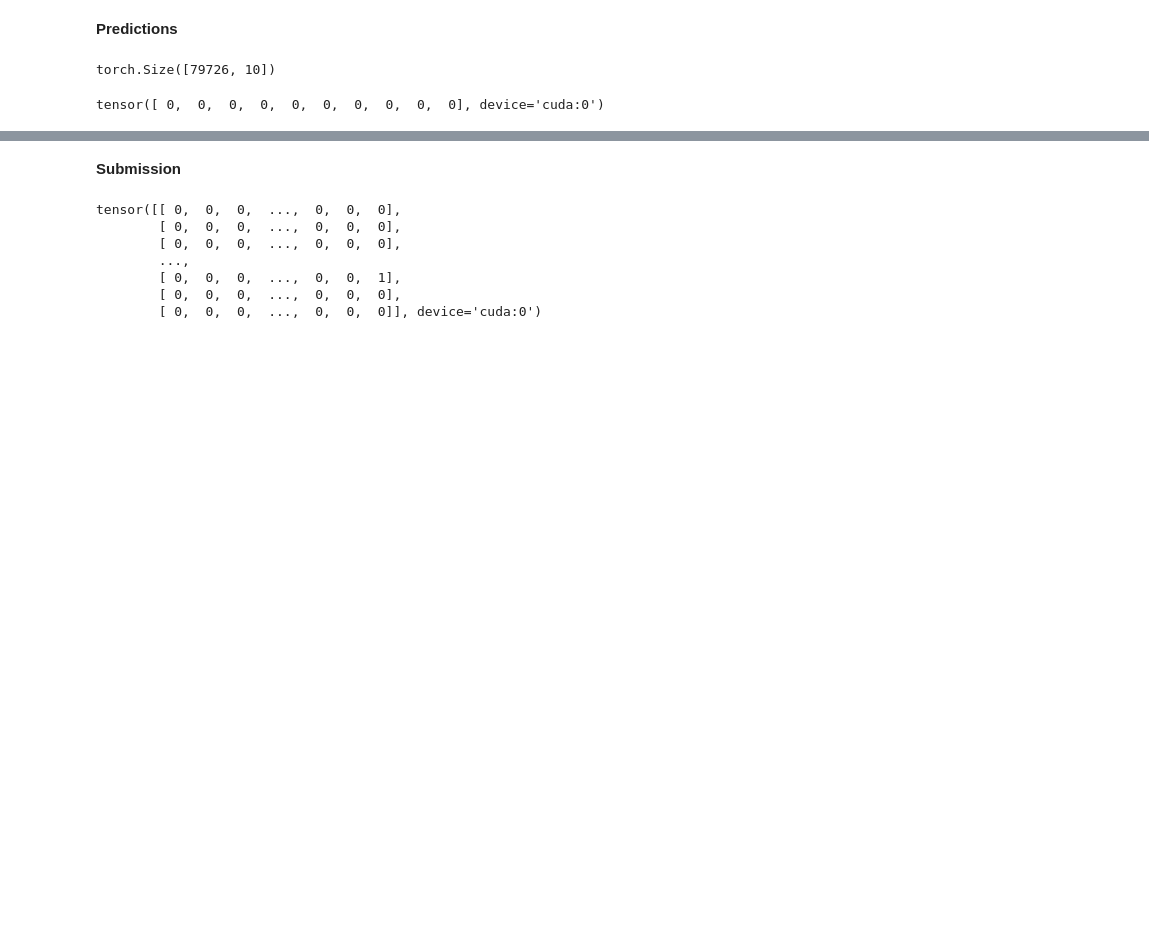
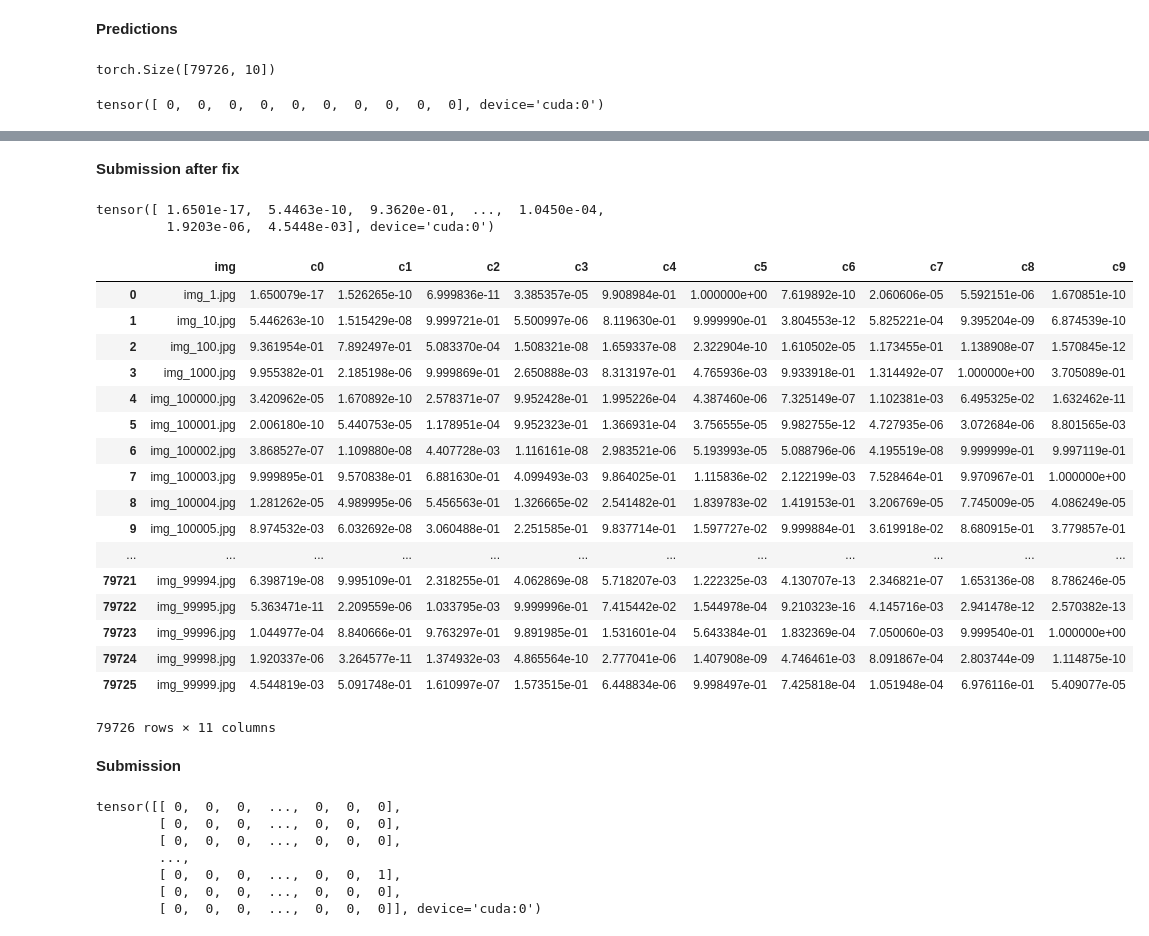
Before and after one commit to yuyun2/dl_distracted_driver, a Jupyter notebook: CNN_dataset_v3.ipynb, the cells around one changed output, grey strips where cells are left out. Cells and saved outputs as stored; diff of their text form; code cells hidden in the pictures; blank space fills up the shorter version.

Commit message:
Fix float type and make right submission

```diff
--- a/CNN_dataset_v3.ipynb
+++ b/CNN_dataset_v3.ipynb
@@ -702,11 +702,11 @@ val loss and accuracy 3.564402711391449 0.40226757369614513
 # %%
 def test_preds(model, test_dl):
     model.eval()
-    res = torch.LongTensor().cuda()
+    res = torch.FloatTensor().cuda()
     for i, (x, y) in enumerate(test_dl):
         x = x.cuda().float()
         out = model(x)
-        out = out.long()
+        # out = out.long()
         # pred = (out > 0.0).long()
         # pred = torch.max(out, 1)[1]
         res = torch.cat((res, out))
@@ -770,0 +773,2 @@ tensor([ 0,  0,  0,  0,  0,  0,  0,  0,  0,  0], device='cuda:0')
+# %%
+preds = test_preds(model, test_dl)
@@ -770,0 +795,35 @@ tensor([ 0,  0,  0,  0,  0,  0,  0,  0,  0,  0], device='cuda:0')
+# %% [markdown]
+**Submission after fix**
+# %%
+submit = test.copy()
+# %%
+preds[:, 0]
+# %% [output]
+tensor([ 1.6501e-17,  5.4463e-10,  9.3620e-01,  ...,  1.0450e-04,
+         1.9203e-06,  4.5448e-03], device='cuda:0')
+# %%
+ind = 0
+for col in list(submit.columns[1:]):
+    submit[col] = preds[:,ind].detach()
+    ind += 1
+# %%
+submit
+# %% [output]
+|  | img | c0 | c1 | c2 | c3 | c4 | c5 | c6 | c7 | c8 | c9 |
+| 0 | img_1.jpg | 1.650079e-17 | 1.526265e-10 | 6.999836e-11 | 3.385357e-05 | 9.908984e-01 | 1.000000e+00 | 7.619892e-10 | 2.060606e-05 | 5.592151e-06 | 1.670851e-10 |
+| 1 | img_10.jpg | 5.446263e-10 | 1.515429e-08 | 9.999721e-01 | 5.500997e-06 | 8.119630e-01 | 9.999990e-01 | 3.804553e-12 | 5.825221e-04 | 9.395204e-09 | 6.874539e-10 |
+| 2 | img_100.jpg | 9.361954e-01 | 7.892497e-01 | 5.083370e-04 | 1.508321e-08 | 1.659337e-08 | 2.322904e-10 | 1.610502e-05 | 1.173455e-01 | 1.138908e-07 | 1.570845e-12 |
+| 3 | img_1000.jpg | 9.955382e-01 | 2.185198e-06 | 9.999869e-01 | 2.650888e-03 | 8.313197e-01 | 4.765936e-03 | 9.933918e-01 | 1.314492e-07 | 1.000000e+00 | 3.705089e-01 |
+| 4 | img_100000.jpg | 3.420962e-05 | 1.670892e-10 | 2.578371e-07 | 9.952428e-01 | 1.995226e-04 | 4.387460e-06 | 7.325149e-07 | 1.102381e-03 | 6.495325e-02 | 1.632462e-11 |
+| 5 | img_100001.jpg | 2.006180e-10 | 5.440753e-05 | 1.178951e-04 | 9.952323e-01 | 1.366931e-04 | 3.756555e-05 | 9.982755e-12 | 4.727935e-06 | 3.072684e-06 | 8.801565e-03 |
+| 6 | img_100002.jpg | 3.868527e-07 | 1.109880e-08 | 4.407728e-03 | 1.116161e-08 | 2.983521e-06 | 5.193993e-05 | 5.088796e-06 | 4.195519e-08 | 9.999999e-01 | 9.997119e-01 |
+| 7 | img_100003.jpg | 9.999895e-01 | 9.570838e-01 | 6.881630e-01 | 4.099493e-03 | 9.864025e-01 | 1.115836e-02 | 2.122199e-03 | 7.528464e-01 | 9.970967e-01 | 1.000000e+00 |
+| 8 | img_100004.jpg | 1.281262e-05 | 4.989995e-06 | 5.456563e-01 | 1.326665e-02 | 2.541482e-01 | 1.839783e-02 | 1.419153e-01 | 3.206769e-05 | 7.745009e-05 | 4.086249e-05 |
+| 9 | img_100005.jpg | 8.974532e-03 | 6.032692e-08 | 3.060488e-01 | 2.251585e-01 | 9.837714e-01 | 1.597727e-02 | 9.999884e-01 | 3.619918e-02 | 8.680915e-01 | 3.779857e-01 |
+| ... | ... | ... | ... | ... | ... | ... | ... | ... | ... | ... | ... |
+| 79721 | img_99994.jpg | 6.398719e-08 | 9.995109e-01 | 2.318255e-01 | 4.062869e-08 | 5.718207e-03 | 1.222325e-03 | 4.130707e-13 | 2.346821e-07 | 1.653136e-08 | 8.786246e-05 |
+| 79722 | img_99995.jpg | 5.363471e-11 | 2.209559e-06 | 1.033795e-03 | 9.999996e-01 | 7.415442e-02 | 1.544978e-04 | 9.210323e-16 | 4.145716e-03 | 2.941478e-12 | 2.570382e-13 |
+| 79723 | img_99996.jpg | 1.044977e-04 | 8.840666e-01 | 9.763297e-01 | 9.891985e-01 | 1.531601e-04 | 5.643384e-01 | 1.832369e-04 | 7.050060e-03 | 9.999540e-01 | 1.000000e+00 |
+| 79724 | img_99998.jpg | 1.920337e-06 | 3.264577e-11 | 1.374932e-03 | 4.865564e-10 | 2.777041e-06 | 1.407908e-09 | 4.746461e-03 | 8.091867e-04 | 2.803744e-09 | 1.114875e-10 |
+| 79725 | img_99999.jpg | 4.544819e-03 | 5.091748e-01 | 1.610997e-07 | 1.573515e-01 | 6.448834e-06 | 9.998497e-01 | 7.425818e-04 | 1.051948e-04 | 6.976116e-01 | 5.409077e-05 |
+79726 rows × 11 columns
```
Also changed, not shown: parts of 4 cells of this notebook, 1 other file.
